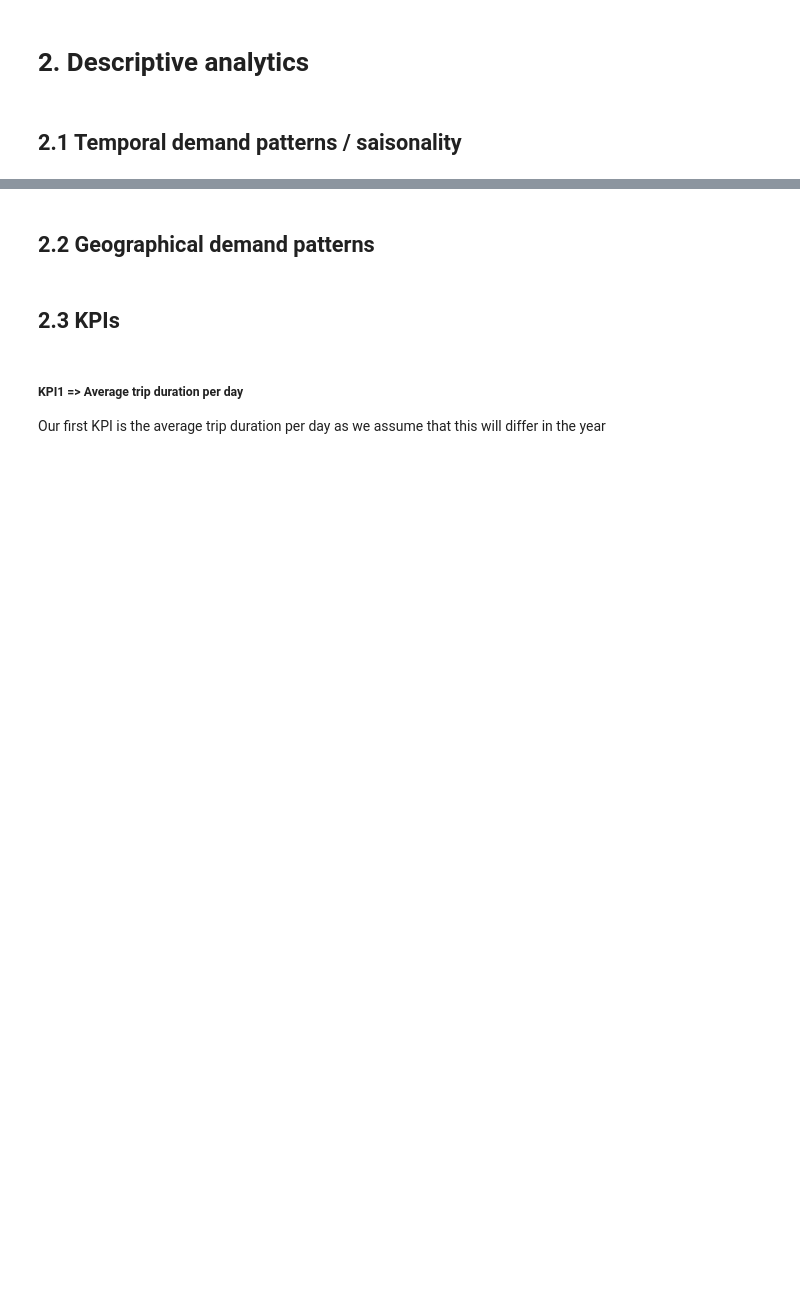
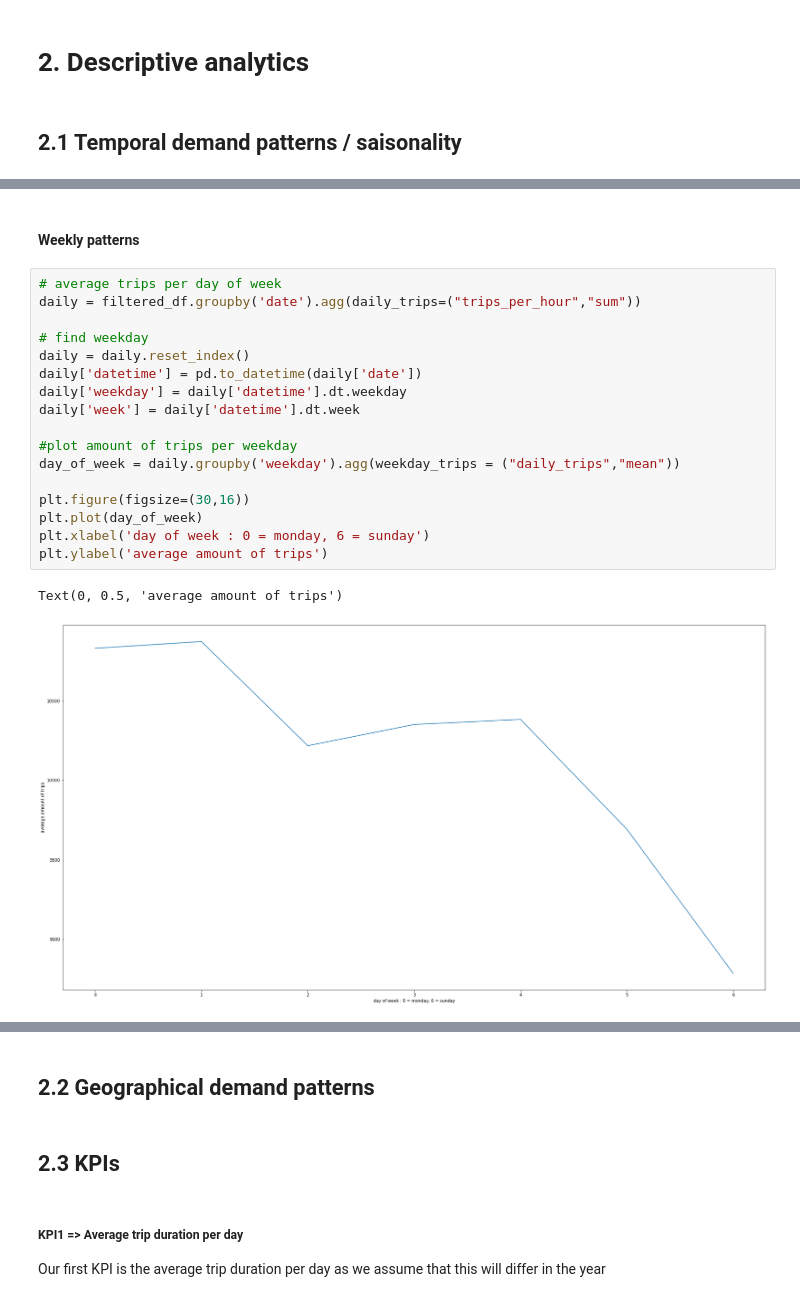
Before and after one commit to MoritzWolf09/AA_2021, a Jupyter notebook: AA_2021_Chicago2017.ipynb, the cells around one changed output, grey strips where cells are left out. Saved outputs shown, nothing was run; the diff lists cells and outputs as text; blank space fills up the shorter version.

```diff
--- a/AA_2021_Chicago2017.ipynb
+++ b/AA_2021_Chicago2017.ipynb
@@ -147,0 +196,22 @@ fleet_size = fleet_size(chicago_data,10)
+# %% [markdown]
+#### Weekly patterns
+# %%
+# average trips per day of week
+daily = filtered_df.groupby('date').agg(daily_trips=("trips_per_hour","sum"))
+
+# find weekday
+daily = daily.reset_index()
+daily['datetime'] = pd.to_datetime(daily['date'])
+daily['weekday'] = daily['datetime'].dt.weekday
+daily['week'] = daily['datetime'].dt.week
+
+#plot amount of trips per weekday
+day_of_week = daily.groupby('weekday').agg(weekday_trips = ("daily_trips","mean"))
+
+plt.figure(figsize=(30,16))
+plt.plot(day_of_week)
+plt.xlabel('day of week : 0 = monday, 6 = sunday')
+plt.ylabel('average amount of trips')
+# %% [output]
+Text(0, 0.5, 'average amount of trips')
+[figure, added]
```
Also changed, not shown: parts of 12 cells of this notebook.
